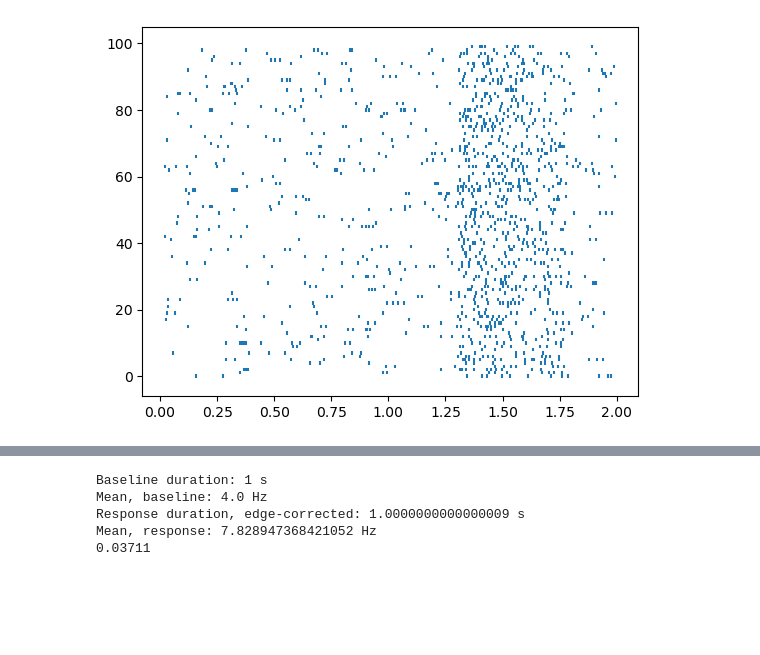
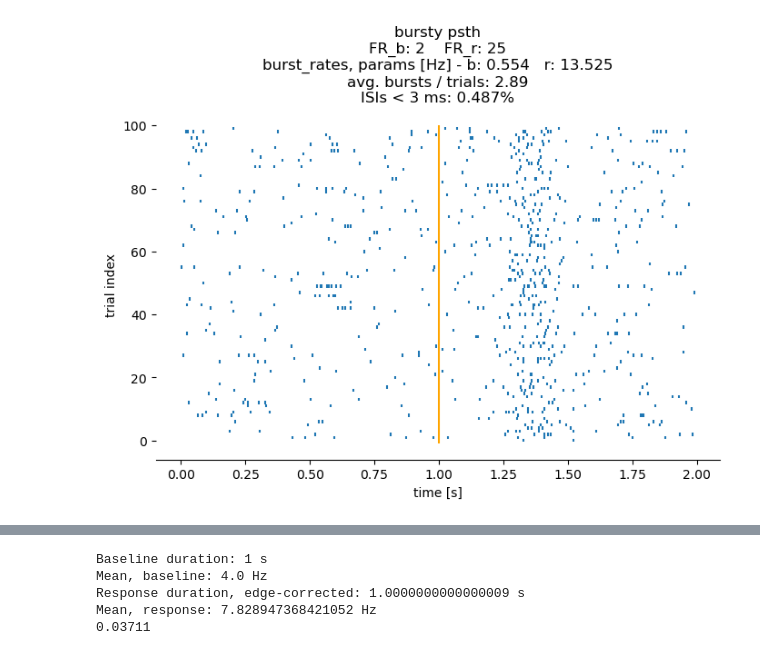
Before and after one commit to a-darcher/response_generator, a Jupyter notebook: dev_nbs/dev.ipynb, the cells around one changed output, grey strips where cells are left out. Drawn from its saved outputs; the diff is of its cells as text; code cells hidden in the pictures; blank space fills up the shorter version.

```diff
--- a/dev_nbs/dev.ipynb
+++ b/dev_nbs/dev.ipynb
@@ -10,10 +10,10 @@ from response_stats.plot_utils import *
 from scipy.stats import beta
 # %%
 
-baseline_fr = 1
-response_fr = 30
+baseline_fr = 2
+response_fr = 25
 latency = 0.3
-duration = 0.5
+duration = 0.25
 dt = 0.001
 baseline_T = 1
 stimulus_T = 1
@@ -85,0 +76,3 @@ T_off
+# %%
+burst_duration = np.array(generator.rng.normal(200, lam_burst_duration/4, size=100_000), dtype=int) # ms
+plt.hist(burst_duration)
@@ -86,7 +86,7 @@ T_off
 # %%
 def generate_bursts(r_t, T_on, T_off, avg_burst_rate,
                     burst_multiplier, burst_alpha, burst_beta,
-
+                    lam_burst_duration
                     ):
 
     segment_len = T_off - T_on
@@ -94,7 +94,7 @@ def generate_bursts(r_t, T_on, T_off, avg_burst_rate,
     burst_onsets = np.sort(generator.rng.uniform(low=T_on, high=T_off, size=n_bursts))
     burst_onsets_ms = np.array(burst_onsets / dt, dtype=int)
 
-    burst_duration = np.array(generator.rng.poisson(100, size=n_bursts), dtype=int) # ms
+    burst_duration = np.array(generator.rng.poisson(lam_burst_duration, size=n_bursts), dtype=int) # ms
 
     for b in range(n_bursts):
         x_ = np.linspace(0, 1, burst_duration[b])
@@ -114,36 +114,50 @@ n_trials = 100
 
 # generate this once for a cell/response
 baseline_burst_rate = abs(generator.rng.normal(0, 1, 1))
+response_burst_rate = abs(generator.rng.normal(15, 2, 1))
 
-response_burst_rate = abs(generator.rng.normal(5, 2, 1))
-
+response_time_buffer = generator.duration / 5
+print(response_time_buffer)
 
 burst_alpha = 1.5
 burst_beta  = 3
 burst_multiplier = 15
 
+lam_burst_duration = 150
 
 trials: list[np.ndarray] = []
+rate_fxns = np.ones((n_trials, len(generator.r_t)))
+n_bursts_total: list[np.ndarray] = []
 for i in range(n_trials):
 
     r_t = generator.r_t.copy()
 
+    trial_burst_count = 0
+
     T_on = 0
-    T_off = generator.response_onset * dt
-    r_t = generate_bursts(r_t, T_on, T_off, baseline_burst_rate,
-                    burst_multiplier, burst_alpha, burst_beta)
+    T_off = (generator.response_onset * dt) - response_time_buffer
+    r_t, n_bursts = generate_bursts(r_t, T_on, T_off, baseline_burst_rate,
+                    burst_multiplier, burst_alpha, burst_beta,
+                    lam_burst_duration)
+
+    trial_burst_count += n_bursts
 
     T_on = generator.response_offset * dt
     T_off = (generator.baseline_T + generator.stimulus_T)
-    r_t = generate_bursts(r_t, T_on, T_off, baseline_burst_rate,
-                    burst_multiplier, burst_alpha, burst_beta)
+    r_t, n_bursts = generate_bursts(r_t, T_on, T_off, baseline_burst_rate,
+                    burst_multiplier, burst_alpha, burst_beta,
+                    lam_burst_duration)
+    trial_burst_count += n_bursts
 
+    T_on = (generator.response_onset * dt) - response_time_buffer
+    T_off = (generator.response_offset * dt) - (generator.duration / 2)
+    r_t, n_bursts = generate_bursts(r_t, T_on, T_off, response_burst_rate,
+                    burst_multiplier, burst_alpha, burst_beta,
+                    lam_burst_duration)
+    trial_burst_count += n_bursts
 
-    T_on = generator.response_onset * dt
-    T_off = generator.response_offset * dt
-    r_t = generate_bursts(r_t, T_on, T_off, response_burst_rate,
-                    burst_multiplier, burst_alpha, burst_beta)
-
+    n_bursts_total.append(trial_burst_count)
+    rate_fxns[i,:] = r_t
 
     p = r_t * dt
     hits = generator.rng.random(size=(n_trials, total_bins)) <= p
@@ -152,20 +166,43 @@ for i in range(n_trials):
 
     # remove the "right-hand" spikes corresponding to the 10th percentile of the ISIs
     isis = np.diff(spike_times)
-    perc_val = np.percentile(isis, 10, axis=0)
+    if len(isis) > 1:
+        perc_val = np.percentile(isis, 10, axis=0)
 
-    inds = np.where(isis <= perc_val)[0]
+        inds = np.where(isis <= perc_val)[0]
 
-    bad_spikes = inds + 1
-    spike_times = np.delete(spike_times, bad_spikes)
+        bad_spikes = inds + 1
+        spike_times = np.delete(spike_times, bad_spikes)
 
 
     trials.append(spike_times)
 
 
-plt.eventplot(trials)
-plt.show()
 
 isis = np.concatenate([np.diff(t) for t in trials], dtype=np.float64)
-(sum(isis < 0.003) / len(isis)) * 100
+isis_v = (sum(isis < 0.003) / len(isis)) * 100
+
+
+
+title_text = [
+    "bursty psth",
+    f"FR_b: {baseline_fr}    FR_r: {response_fr}",
+    f"burst_rates, params [Hz] - b: {round(baseline_burst_rate[0], 3)}   r: {round(response_burst_rate[0], 3)}",
+    f"avg. bursts / trials: {np.mean(n_bursts_total)}",
+    f"ISIs < 3 ms: {round(isis_v, 3)}%"
+]
+
+
+
+fig, ax = plt.subplots(1,1, figsize=(8,5))
+ax.eventplot(trials)
+ax.vlines(1, -1, n_trials, color="orange")
+
+ax.set_title("\n".join(title_text))
+
+ax.set_xlabel("time [s]")
+ax.set_ylabel("trial index")
+sns.despine(left=True)
+
+plt.show()
 # %% [output]
@@ -172 +210 @@ isis = np.concatenate([np.diff(t) for t in trials], dtype=np.float64)
-[figure, old version]
+[figure, new version]
```
Also changed, not shown: parts of 9 cells of this notebook, 34 other files.
